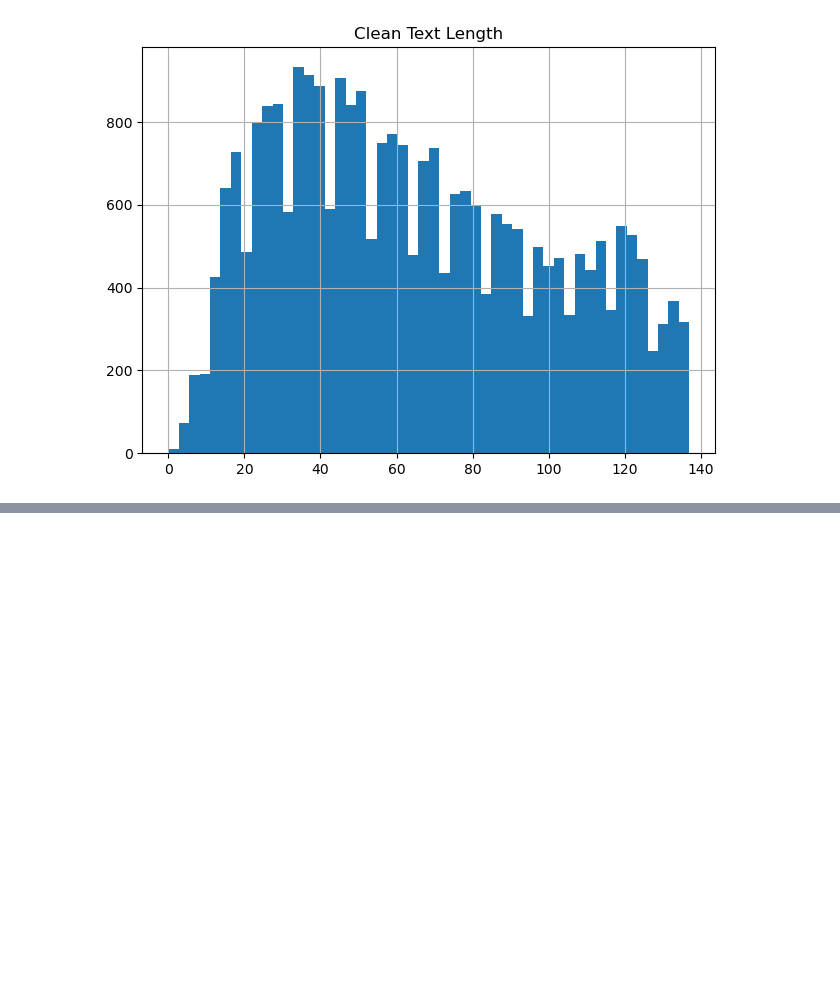
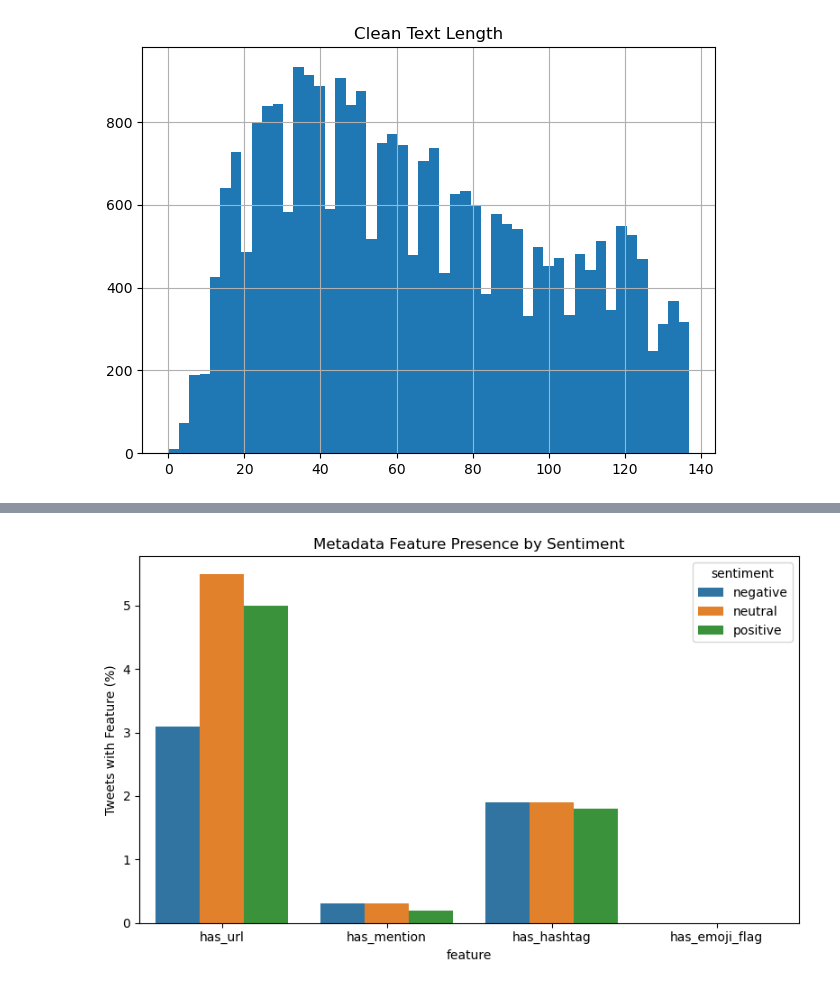
Before and after one commit to shra012/Tweet-Sentiment-Analysis, a Jupyter notebook: 01_eda.ipynb, the cells around one changed output, grey strips where cells are left out. Saved outputs shown, nothing was run; the diff lists cells and outputs as text; code cells hidden in the pictures; blank space fills up the shorter version.

```diff
--- a/01_eda.ipynb
+++ b/01_eda.ipynb
@@ -73,3 +140,21 @@ feature_summary.to_csv('artifacts/eda_feature_summary.csv')
+# %%
+presence = feature_profile.copy()
+presence['has_url'] = (presence['url_count'] > 0).astype(int)
+presence['has_mention'] = (presence['mention_count'] > 0).astype(int)
+presence['has_hashtag'] = (presence['hashtag_count'] > 0).astype(int)
+presence['has_emoji_flag'] = presence['has_emoji']
+presence_rates = presence.groupby('sentiment')[['has_url', 'has_mention', 'has_hashtag', 'has_emoji_flag']].mean().mul(100).round(1)
+presence_melt = presence_rates.reset_index().melt(id_vars='sentiment', var_name='feature', value_name='percent')
+plt.figure(figsize=(8, 5))
+sns.barplot(data=presence_melt, x='feature', y='percent', hue='sentiment')
+plt.ylabel('Tweets with Feature (%)')
+plt.title('Metadata Feature Presence by Sentiment')
+plt.tight_layout()
+plt.savefig('artifacts/eda_feature_presence.png')
+plt.show()
+presence_rates.to_csv('artifacts/eda_feature_presence_rates.csv')
+# %% [output]
+[figure, added]
 # %%
 corr = feature_profile[feature_cols].corr()
 plt.figure(figsize=(8, 6))
```
Also changed, not shown: parts of 12 cells of this notebook.
